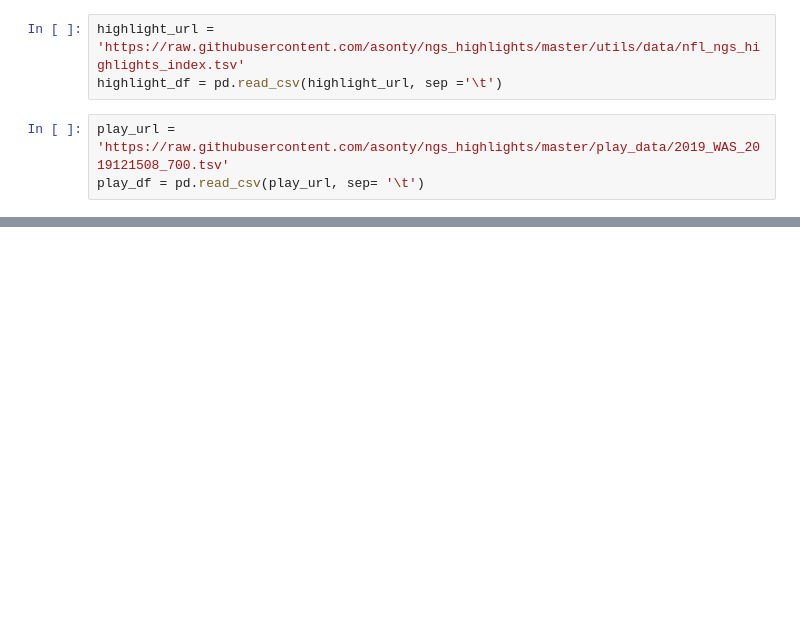
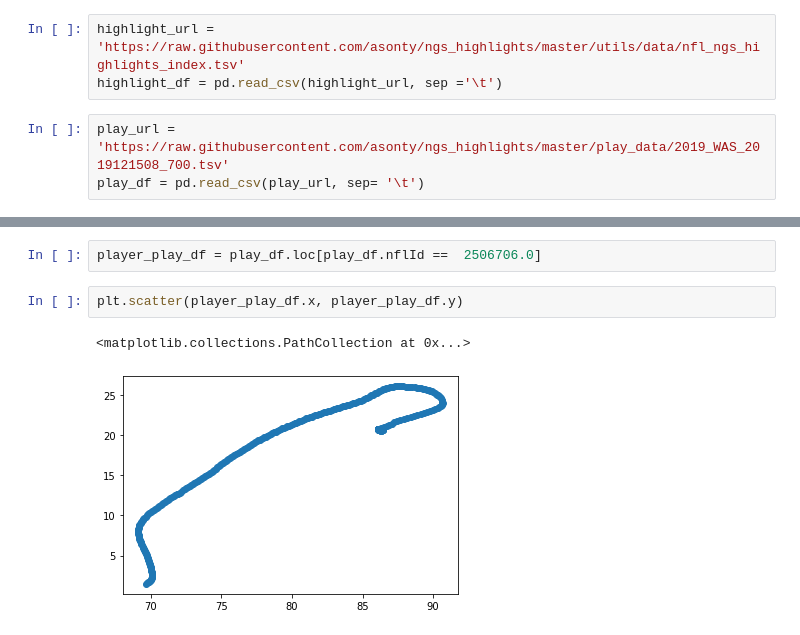
Before and after one commit to mtodisco10/fball_analytics, a Jupyter notebook: MessingAroundWithNFLTrackingData.ipynb, the cells around one changed output, grey strips where cells are left out. Drawn from its saved outputs; the diff is of its cells as text; blank space fills up the shorter version.

```diff
--- a/MessingAroundWithNFLTrackingData.ipynb
+++ b/MessingAroundWithNFLTrackingData.ipynb
@@ -25,0 +31,7 @@ play_df
+# %%
+player_play_df = play_df.loc[play_df.nflId ==  2506706.0]
+# %%
+plt.scatter(player_play_df.x, player_play_df.y)
+# %% [output]
+<matplotlib.collections.PathCollection at 0x...>
+[figure, added]
```
Also changed, not shown: parts of 7 cells of this notebook.
